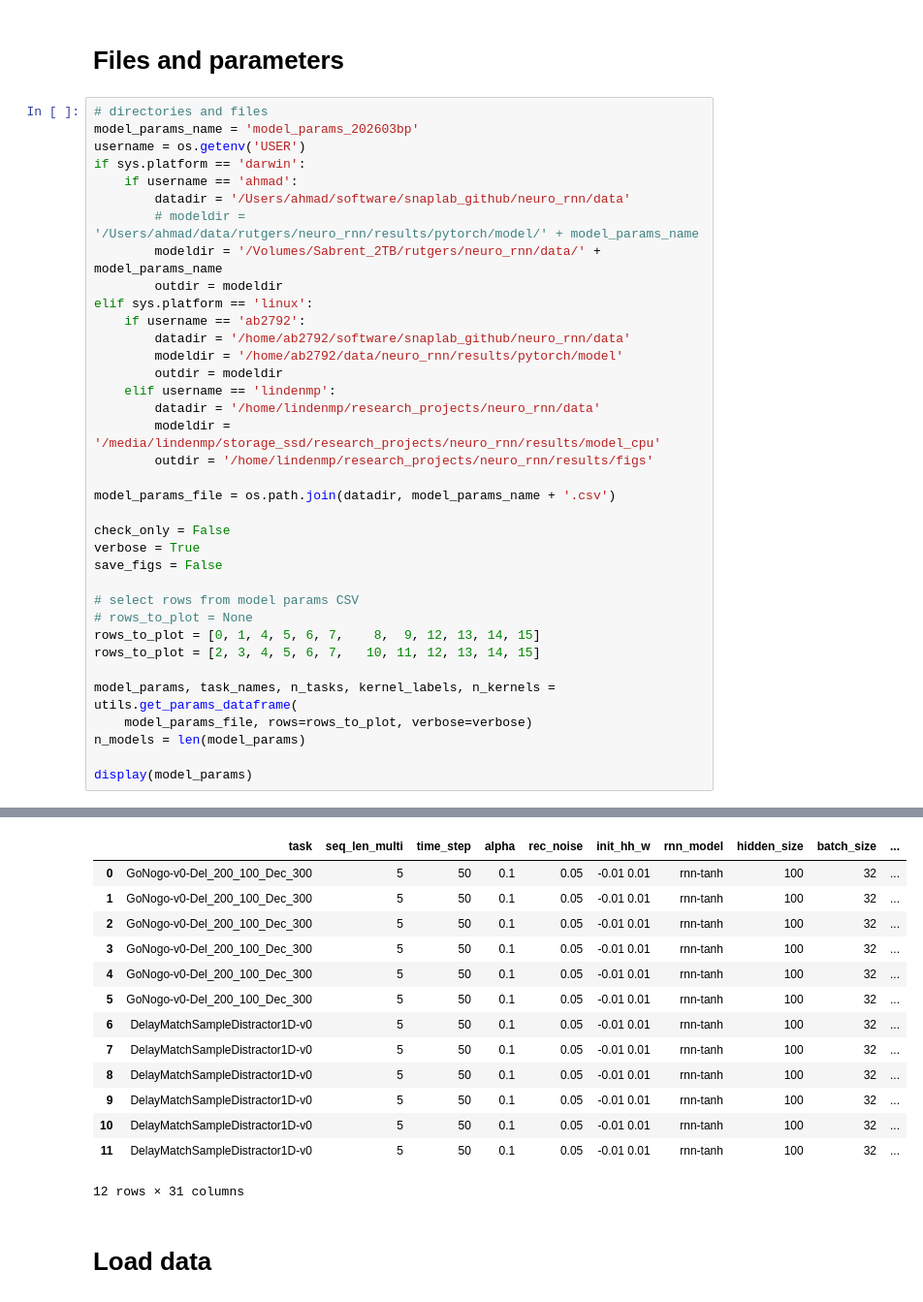
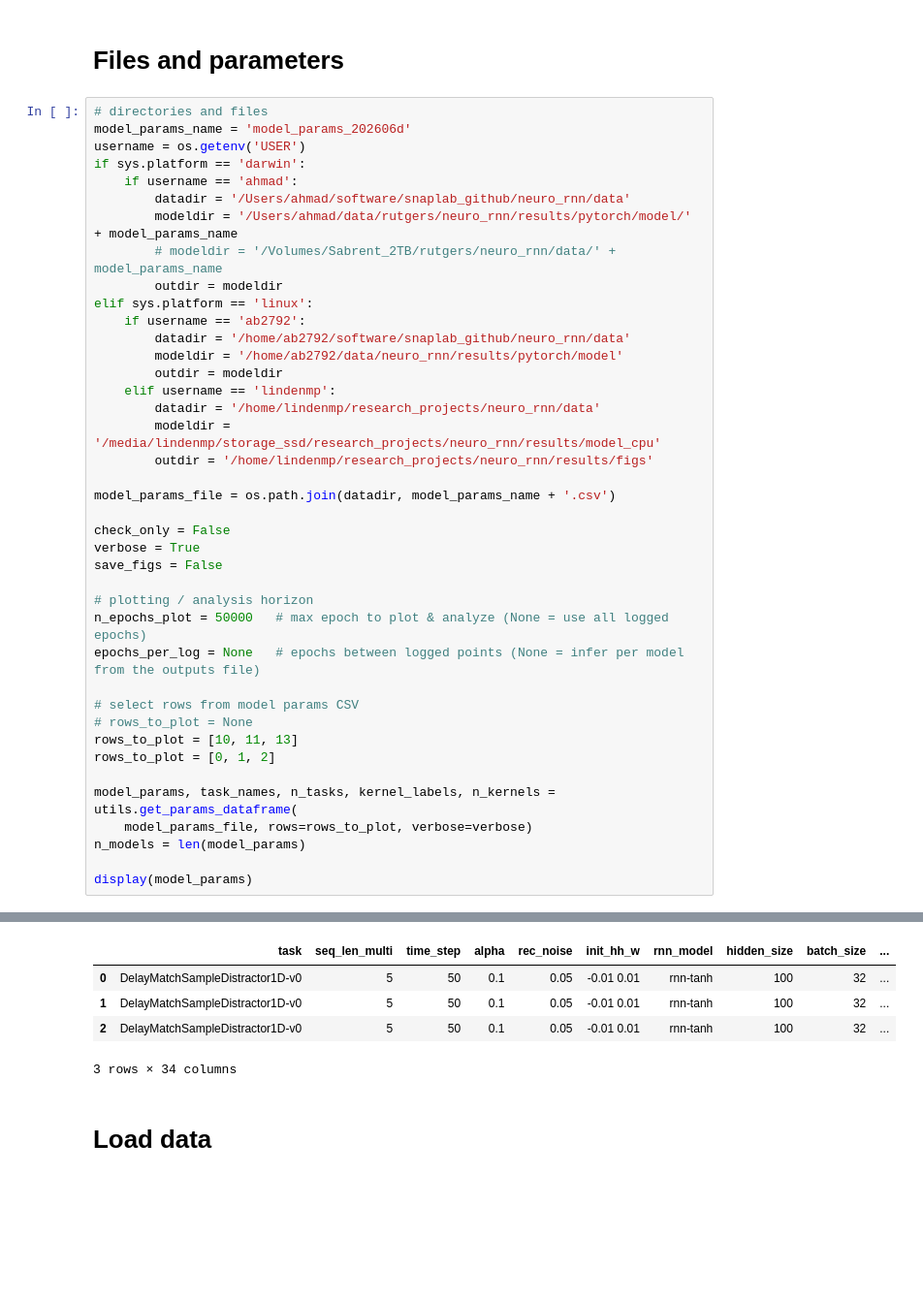
Before and after one commit to LindenParkesLab/neuro_rnn, a Jupyter notebook: scripts/biornn_results_performance.ipynb, the cells around one changed output, grey strips where cells are left out. Shown at 97% size. Saved outputs shown, nothing was run; the diff lists cells and outputs as text; blank space fills up the shorter version.

```diff
--- a/scripts/biornn_results_performance.ipynb
+++ b/scripts/biornn_results_performance.ipynb
@@ -26,13 +26,13 @@ warnings.simplefilter(action='ignore', category=UserWarning)
 # Files and parameters
 # %%
 # directories and files
-model_params_name = 'model_params_202603bp'
+model_params_name = 'model_params_202606d'
 username = os.getenv('USER')
 if sys.platform == 'darwin':
     if username == 'ahmad':
         datadir = '/Users/ahmad/software/snaplab_github/neuro_rnn/data'
-        # modeldir = '/Users/ahmad/data/rutgers/neuro_rnn/results/pytorch/model/' + model_params_name
-        modeldir = '/Volumes/Sabrent_2TB/rutgers/neuro_rnn/data/' + model_params_name
+        modeldir = '/Users/ahmad/data/rutgers/neuro_rnn/results/pytorch/model/' + model_params_name
+        # modeldir = '/Volumes/Sabrent_2TB/rutgers/neuro_rnn/data/' + model_params_name
         outdir = modeldir
 elif sys.platform == 'linux':
     if username == 'ab2792':
@@ -50,10 +50,14 @@ check_only = False
 verbose = True
 save_figs = False
 
+# plotting / analysis horizon
+n_epochs_plot = 50000   # max epoch to plot & analyze (None = use all logged epochs)
+epochs_per_log = None   # epochs between logged points (None = infer per model from the outputs file)
+
 # select rows from model params CSV
 # rows_to_plot = None
-rows_to_plot = [0, 1, 4, 5, 6, 7,    8,  9, 12, 13, 14, 15]
-rows_to_plot = [2, 3, 4, 5, 6, 7,   10, 11, 12, 13, 14, 15]
+rows_to_plot = [10, 11, 13]
+rows_to_plot = [0, 1, 2]
 
 model_params, task_names, n_tasks, kernel_labels, n_kernels = utils.get_params_dataframe(
     model_params_file, rows=rows_to_plot, verbose=verbose)
@@ -77,21 +81,12 @@ Masked S-A
 file_str_models
 file_str_outputs
 env_kwargs
 model_index
 |  | task | seq_len_multi | time_step | alpha | rec_noise | init_hh_w | rnn_model | hidden_size | batch_size | ... |
-| 0 | GoNogo-v0-Del_200_100_Dec_300 | 5 | 50 | 0.1 | 0.05 | -0.01 0.01 | rnn-tanh | 100 | 32 | ... |
-| 1 | GoNogo-v0-Del_200_100_Dec_300 | 5 | 50 | 0.1 | 0.05 | -0.01 0.01 | rnn-tanh | 100 | 32 | ... |
-| 2 | GoNogo-v0-Del_200_100_Dec_300 | 5 | 50 | 0.1 | 0.05 | -0.01 0.01 | rnn-tanh | 100 | 32 | ... |
-| 3 | GoNogo-v0-Del_200_100_Dec_300 | 5 | 50 | 0.1 | 0.05 | -0.01 0.01 | rnn-tanh | 100 | 32 | ... |
-| 4 | GoNogo-v0-Del_200_100_Dec_300 | 5 | 50 | 0.1 | 0.05 | -0.01 0.01 | rnn-tanh | 100 | 32 | ... |
-| 5 | GoNogo-v0-Del_200_100_Dec_300 | 5 | 50 | 0.1 | 0.05 | -0.01 0.01 | rnn-tanh | 100 | 32 | ... |
-| 6 | DelayMatchSampleDistractor1D-v0 | 5 | 50 | 0.1 | 0.05 | -0.01 0.01 | rnn-tanh | 100 | 32 | ... |
-| 7 | DelayMatchSampleDistractor1D-v0 | 5 | 50 | 0.1 | 0.05 | -0.01 0.01 | rnn-tanh | 100 | 32 | ... |
-| 8 | DelayMatchSampleDistractor1D-v0 | 5 | 50 | 0.1 | 0.05 | -0.01 0.01 | rnn-tanh | 100 | 32 | ... |
-| 9 | DelayMatchSampleDistractor1D-v0 | 5 | 50 | 0.1 | 0.05 | -0.01 0.01 | rnn-tanh | 100 | 32 | ... |
-| 10 | DelayMatchSampleDistractor1D-v0 | 5 | 50 | 0.1 | 0.05 | -0.01 0.01 | rnn-tanh | 100 | 32 | ... |
-| 11 | DelayMatchSampleDistractor1D-v0 | 5 | 50 | 0.1 | 0.05 | -0.01 0.01 | rnn-tanh | 100 | 32 | ... |
+| 0 | DelayMatchSampleDistractor1D-v0 | 5 | 50 | 0.1 | 0.05 | -0.01 0.01 | rnn-tanh | 100 | 32 | ... |
+| 1 | DelayMatchSampleDistractor1D-v0 | 5 | 50 | 0.1 | 0.05 | -0.01 0.01 | rnn-tanh | 100 | 32 | ... |
+| 2 | DelayMatchSampleDistractor1D-v0 | 5 | 50 | 0.1 | 0.05 | -0.01 0.01 | rnn-tanh | 100 | 32 | ... |
-12 rows × 31 columns
+3 rows × 34 columns
 # %% [markdown]
 # Load data
 # %%
```
Also changed, not shown: parts of 8 cells of this notebook, 6 other files.
